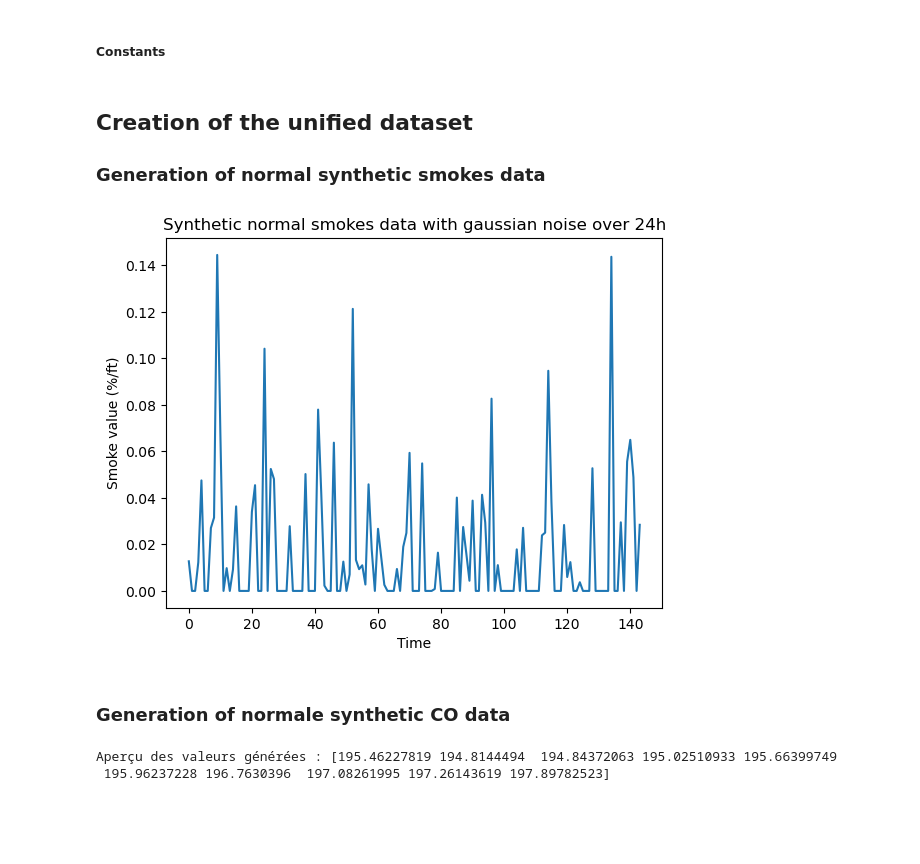
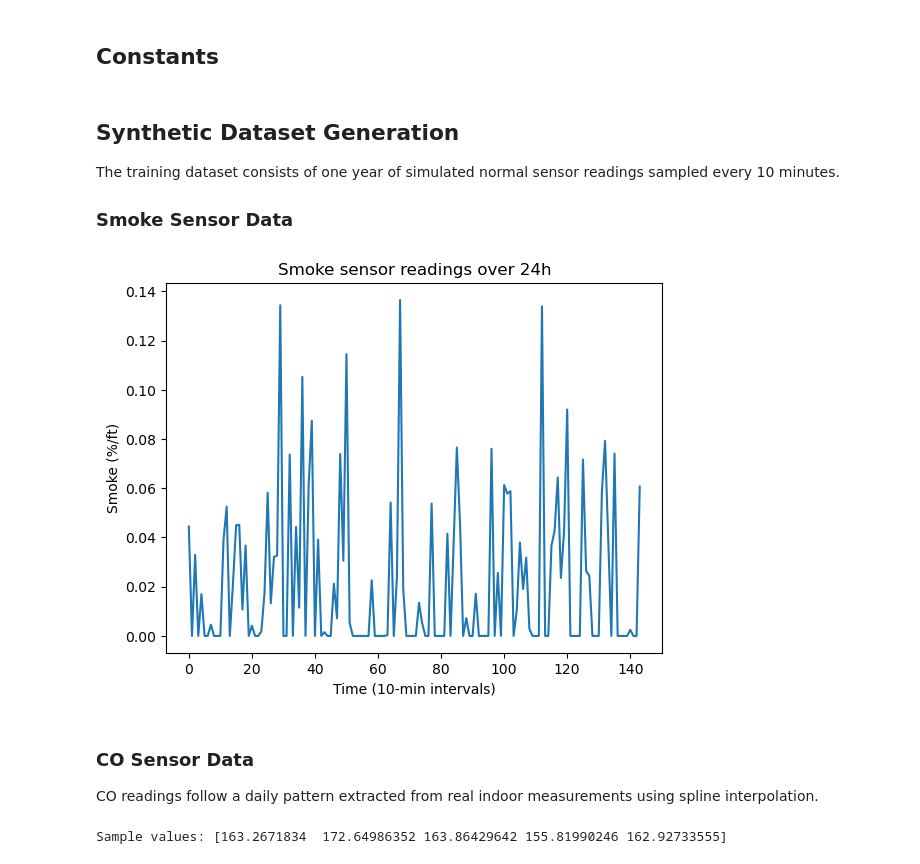
Before and after one commit to SebastienRiv/IoT-Fire_Detection_System-PoliTo, a Jupyter notebook: MicroServices/FireDetectionInferenceService/model_dev.ipynb, the cells around one changed output. Saved outputs shown, nothing was run; the diff lists cells and outputs as text; code cells hidden in the pictures; blank space fills up the shorter version.

Commit message:
full implementation and update of generation and detection of fire

```diff
--- a/MicroServices/FireDetectionInferenceService/model_dev.ipynb
+++ b/MicroServices/FireDetectionInferenceService/model_dev.ipynb
@@ -10,11 +12,13 @@ import pandas as pd
 import sklearn
 from datetime import datetime, timedelta
 # %% [markdown]
-##### Constants
+## Constants
 # %%
 DATASETSIZE = 52560 #update of the sensor every 10 minutes for 1 year
 # %% [markdown]
-## Creation of the unified dataset
+## Synthetic Dataset Generation
 
-### Generation of normal synthetic smokes data
+The training dataset consists of one year of simulated normal sensor readings sampled every 10 minutes.
+
+### Smoke Sensor Data
 # %%
@@ -31,13 +32,15 @@ smoke_values = np.clip(smoke_values, a_min=0.0, a_max=None) # clipping negative
 # %%
 plt.plot(smoke_values[:144])
-plt.title("Synthetic normal smokes data with gaussian noise over 24h")
-plt.xlabel("Time")
-plt.ylabel("Smoke value (%/ft)")
+plt.title("Smoke sensor readings over 24h")
+plt.xlabel("Time (10-min intervals)")
+plt.ylabel("Smoke (%/ft)")
 plt.show()
 # %% [output]
-[figure, old version]
+[figure, new version]
 # %% [markdown]
-### Generation of normale synthetic CO data
+### CO Sensor Data
+
+CO readings follow a daily pattern extracted from real indoor measurements using spline interpolation.
 # %%
 from src.DevicesConnectors.SensorsSimulation.ModelSensor.ModelSensors.COSensorSimulation import COSensorSimulation
 
@@ -45,34 +48,18 @@ co_sensor = COSensorSimulation("./data_set/indoor_data.csv")
 co_sensor.trainModel()
 co_model = co_sensor.getModel()
 # %%
-START_DATE = datetime(2025, 1, 1)  # first date of the simulation
-
+START_DATE = datetime(2025, 1, 1)
 co_values = []
 
-# Générer les valeurs pour chaque intervalle de 10 minutes
 for i in range(DATASETSIZE):
     current_time = START_DATE + timedelta(minutes=10 * i)
-    seconds_since_start = (current_time - co_sensor.dataMinTime).total_seconds()
+    seconds_in_day = current_time.hour * 3600 + current_time.minute * 60
 
-    # Calculer les caractéristiques temporelles
-    periode_jour = 24 * 3600
-    omega_jour = 2 * np.pi / periode_jour
-    Xsin_jour = np.sin(omega_jour * seconds_since_start)
-    Xcos_jour = np.cos(omega_jour * seconds_since_start)
-
-    # Ajouter du bruit pour la prédiction
-    bruit = np.random.normal(0, 1)
-    XNow = np.array([[Xsin_jour, Xcos_jour, bruit]])
-
-    # Prédire la valeur de CO
-    co_value = co_model.predict(XNow)[0]
+    co_value = float(co_model(seconds_in_day))
+    co_value += np.random.normal(0, 0.5)
     co_values.append(co_value)
 
-# Convertir la liste en tableau NumPy pour une manipulation plus facile
 co_values = np.array(co_values)
-
-# Afficher un aperçu des valeurs générées
-print("Aperçu des valeurs générées :", co_values[:10])
+print("Sample values:", co_values[:5])
 # %% [output]
-Aperçu des valeurs générées : [195.46227819 194.8144494  194.84372063 195.02510933 195.66399749
- 195.96237228 196.7630396  197.08261995 197.26143619 197.89782523]
+Sample values: [163.2671834  172.64986352 163.86429642 155.81990246 162.92733555]
```
Also changed, not shown: parts of 26 cells of this notebook, 18 other files.
